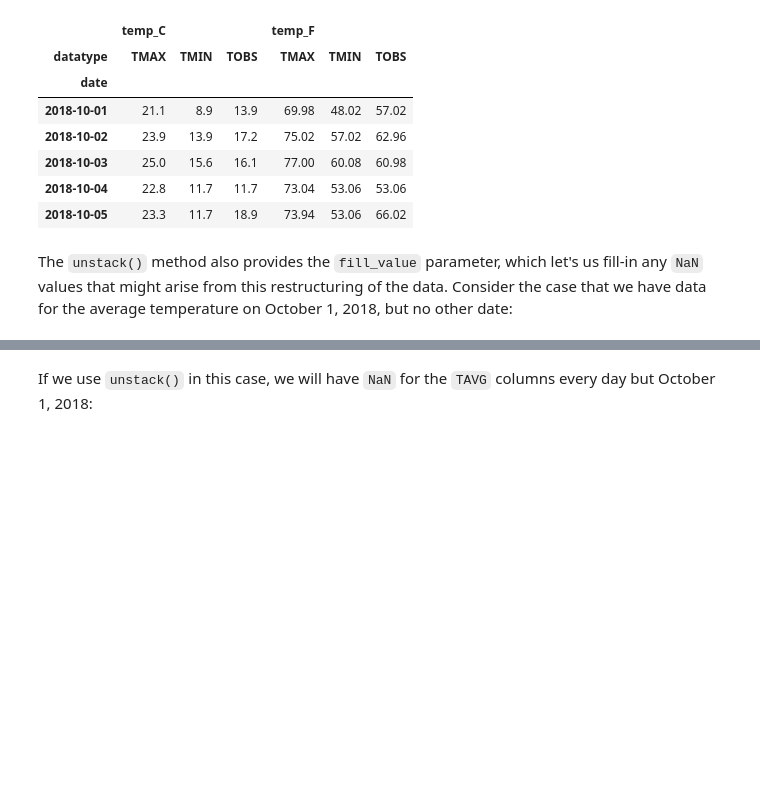
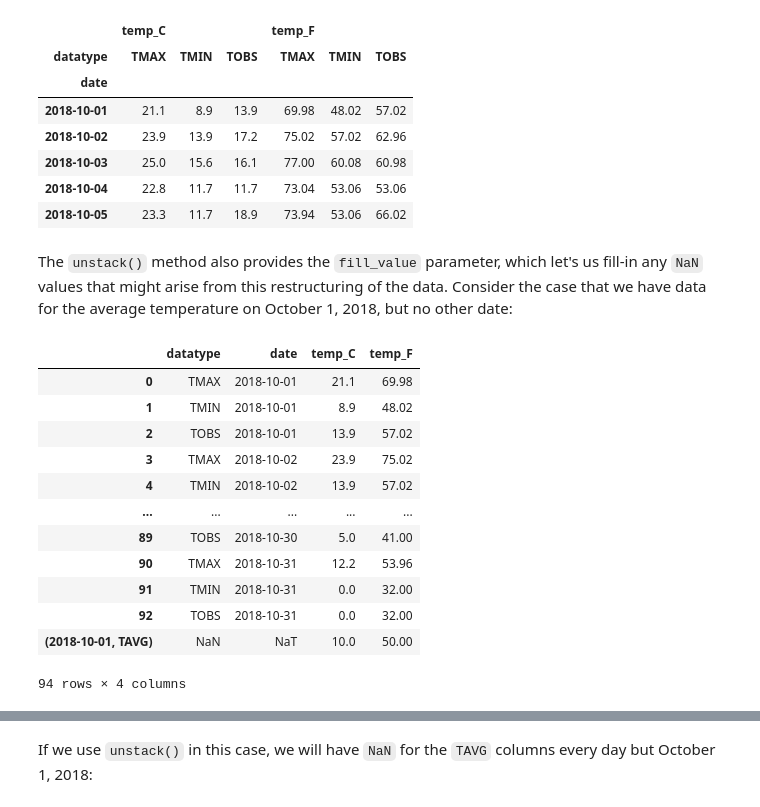
Before and after one commit to step-security-bot/cary-python-introduction, a Jupyter notebook: notebooks/reshaping_data.ipynb, the cells around one changed output, grey strips where cells are left out. Drawn from its saved outputs; the diff is of its cells as text; code cells hidden in the pictures; blank space fills up the shorter version.

```diff
--- a/notebooks/reshaping_data.ipynb
+++ b/notebooks/reshaping_data.ipynb
@@ -145,6 +149,55 @@ unstacked_df.head()
 | 2018-10-05 | 23.3 | 11.7 | 18.9 | 73.94 | 53.06 | 66.02 |
 # %% [markdown]
 The `unstack()` method also provides the `fill_value` parameter, which let's us fill-in any `NaN` values that might arise from this restructuring of the data. Consider the case that we have data for the average temperature on October 1, 2018, but no other date:
+# %%
+# additional_row = pd.DataFrame({
+#     'date': ['2018-10-01', '2018-10-01'],
+#     'datatype': ['TAVG'],
+#     'temp_C': [10],
+#     'temp_F': [50]
+# },index=(['date', 'datatype']))
+
+#
+
+# additional_row.set_index(['date','datatype']).sort_index()
+
+index = pd.MultiIndex.from_tuples([("2018-10-01", "TAVG")], names=["date", "datatype"])
+data = {"temp_C": [10], "temp_F": [50]}
+
+additional_row = pd.DataFrame(data, index=index)
+
+
+additional_row
+
+
+# long_df[['date']] = long_df[['date']].astype('datetime64[ns]')
+
+
+# mi = pd.MultiIndex.from_product([['2018-10-01'],['TAVG'],[10], [50]
+#  ],names=['date', 'datatype', 'temp_C', 'temp_F'])
+
+# mi.to_frame()
+
+# additional_row
+
+extra_data = pd.concat([long_df, additional_row],ignore_index=False)
+extra_data.set_index(['date','datatype']).sort_index()
+
+extra_data
+# %% [output]
+|  | datatype | date | temp_C | temp_F |
+| 0 | TMAX | 2018-10-01 | 21.1 | 69.98 |
+| 1 | TMIN | 2018-10-01 | 8.9 | 48.02 |
+| 2 | TOBS | 2018-10-01 | 13.9 | 57.02 |
+| 3 | TMAX | 2018-10-02 | 23.9 | 75.02 |
+| 4 | TMIN | 2018-10-02 | 13.9 | 57.02 |
+| ... | ... | ... | ... | ... |
+| 89 | TOBS | 2018-10-30 | 5.0 | 41.00 |
+| 90 | TMAX | 2018-10-31 | 12.2 | 53.96 |
+| 91 | TMIN | 2018-10-31 | 0.0 | 32.00 |
+| 92 | TOBS | 2018-10-31 | 0.0 | 32.00 |
+| (2018-10-01, TAVG) | NaN | NaT | 10.0 | 50.00 |
+94 rows × 4 columns
 # %%
 extra_data = long_df.append([{
     'datatype': 'TAVG',
```
Also changed, not shown: parts of 12 cells of this notebook.
